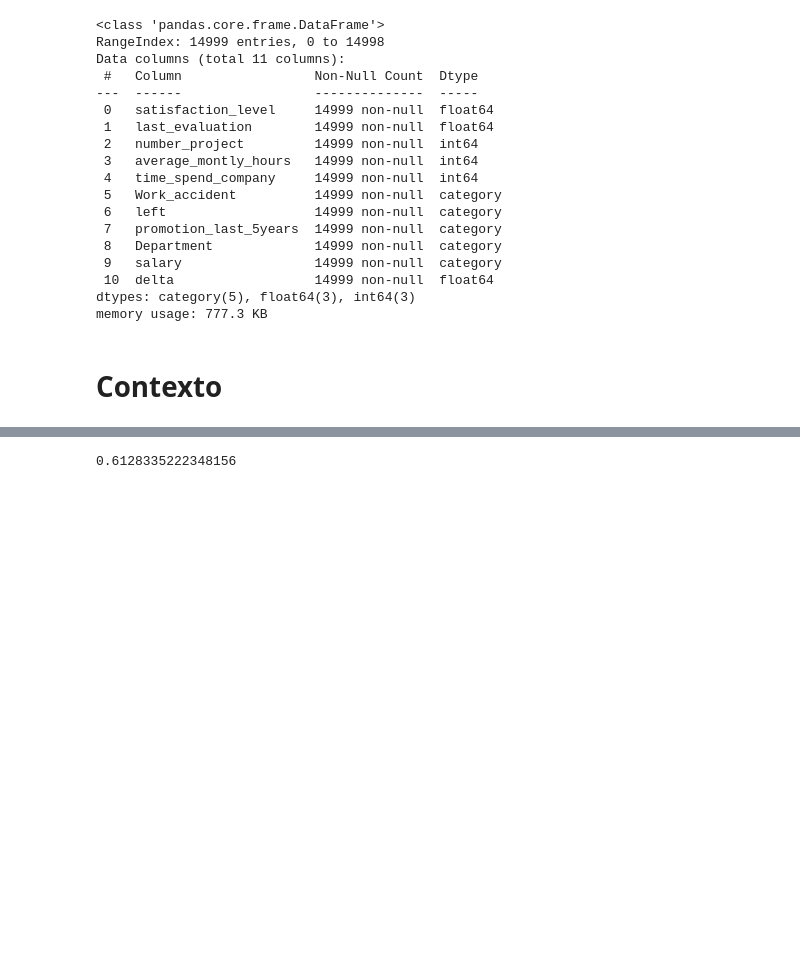
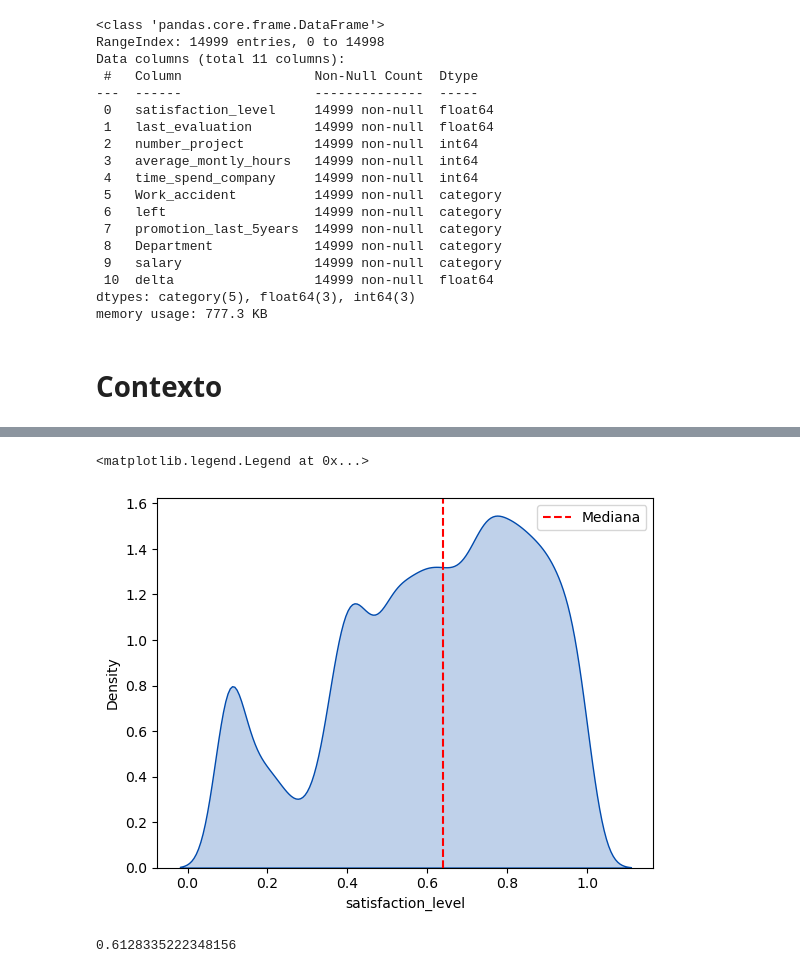
Before and after one commit to MiguelAMeloM/Miguel_DataAnalytics, a Jupyter notebook: RRHH/rrhh_analisis.ipynb, the cells around one changed output, grey strips where cells are left out. Drawn from its saved outputs; the diff is of its cells as text; code cells hidden in the pictures; blank space fills up the shorter version.

Commit message:
data_st04

```diff
--- a/RRHH/rrhh_analisis.ipynb
+++ b/RRHH/rrhh_analisis.ipynb
@@ -97,3 +99,15 @@ sns.histplot(
+# %%
+sns.kdeplot(
+    data = df,
+    x = 'satisfaction_level',
+    color = palette[0],
+    fill = True
+)
+plt.axvline(df['satisfaction_level'].median(),color='red',ls='--',label='Mediana')
+plt.legend()
+# %% [output]
+<matplotlib.legend.Legend at 0x...>
+[figure, added]
 # %%
 df['satisfaction_level'].mean()
 # %% [output]
```
Also changed, not shown: parts of 2 cells of this notebook, 4 other files.
